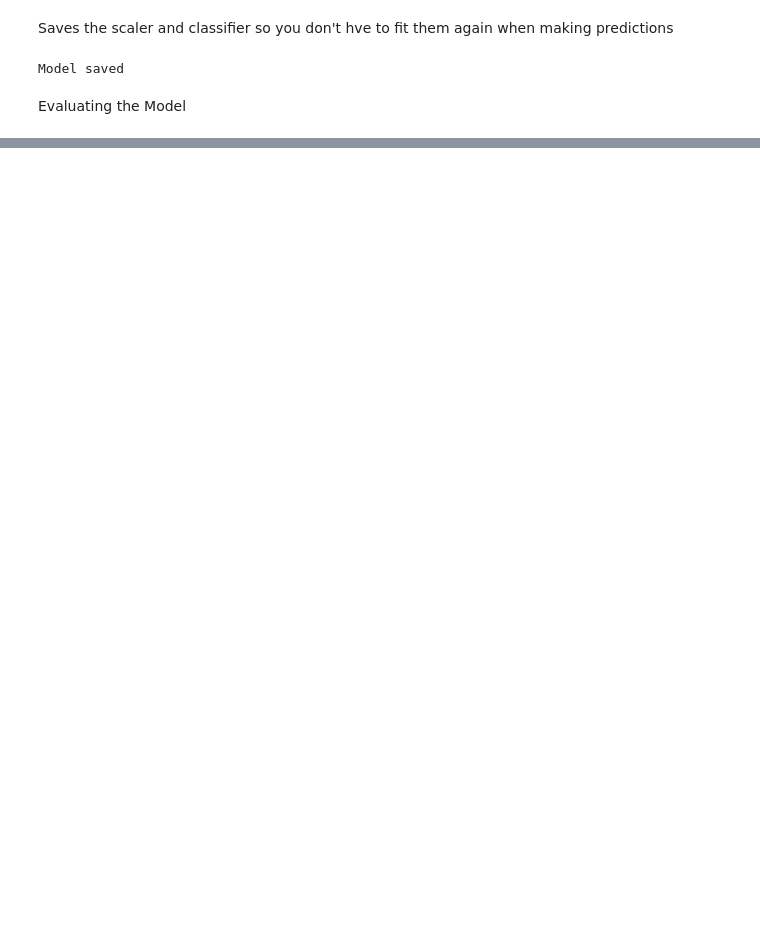
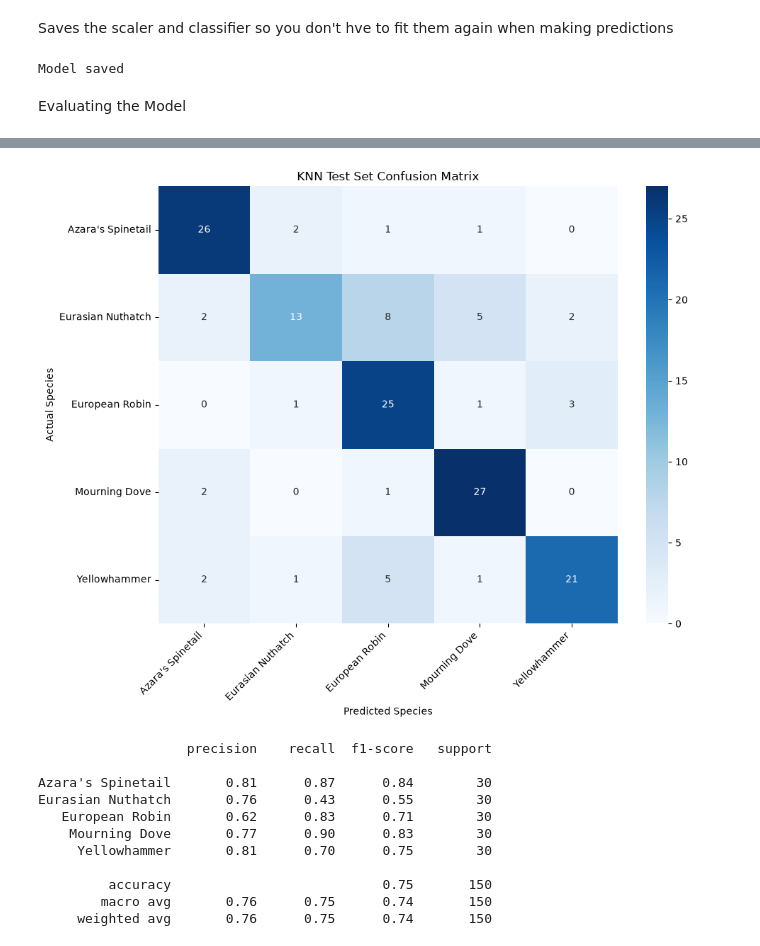
Before and after one commit to Fenera/Bird-Call-Classification-Project, a Jupyter notebook: BirdDataPreparation.ipynb, the cells around one changed output, grey strips where cells are left out. Cells and saved outputs as stored; diff of their text form; code cells hidden in the pictures; blank space fills up the shorter version.

```diff
--- a/BirdDataPreparation.ipynb
+++ b/BirdDataPreparation.ipynb
@@ -1003,0 +1139,47 @@ F1 Score:  0.7372
+# %%
+# Create the confusion matrix
+species_labels = sorted(y_test.unique())
+
+conf_matrix = confusion_matrix(
+    y_test,
+    y_pred,
+    labels=species_labels
+)
+
+plt.figure(figsize=(10, 8))
+sns.heatmap(
+    conf_matrix,
+    annot=True,
+    fmt="d",
+    cmap="Blues",
+    xticklabels=species_labels,
+    yticklabels=species_labels
+)
+
+plt.title("KNN Test Set Confusion Matrix")
+plt.xlabel("Predicted Species")
+plt.ylabel("Actual Species")
+plt.xticks(rotation=45, ha="right")
+plt.tight_layout()
+plt.show()
+
+# Display per-species classification performance
+print(classification_report(
+    y_test,
+    y_pred,
+    labels=species_labels,
+    zero_division=0
+))
+# %% [output]
+[figure, added]
+                   precision    recall  f1-score   support
+
+Azara's Spinetail       0.81      0.87      0.84        30
+Eurasian Nuthatch       0.76      0.43      0.55        30
+   European Robin       0.62      0.83      0.71        30
+    Mourning Dove       0.77      0.90      0.83        30
+     Yellowhammer       0.81      0.70      0.75        30
+
+         accuracy                           0.75       150
+        macro avg       0.76      0.75      0.74       150
+     weighted avg       0.76      0.75      0.74       150
```
Also changed, not shown: parts of 11 cells of this notebook.
